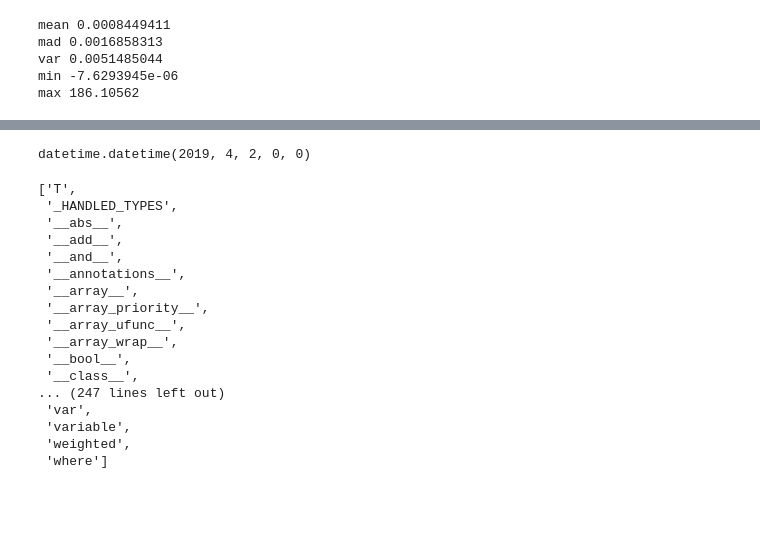
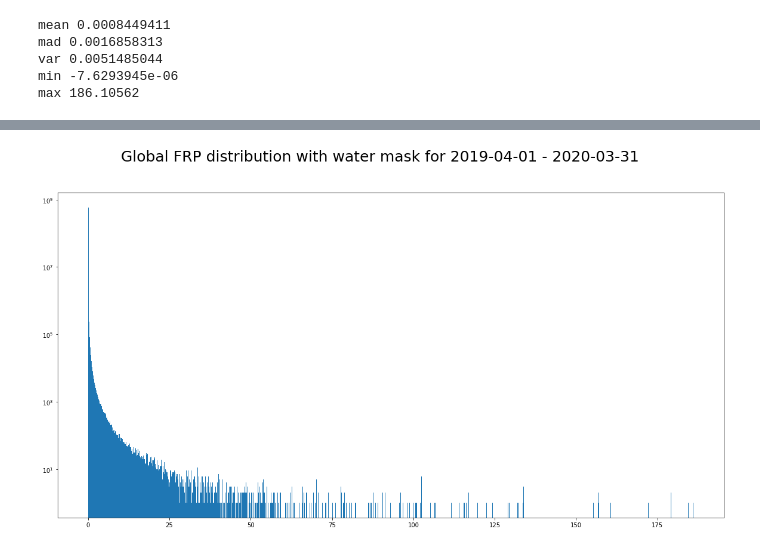
Before and after one commit to tejasvi/deepFWI, a Jupyter notebook: data/gfas_frp.ipynb, the cells around one changed output, grey strips where cells are left out. Cells and saved outputs as stored; diff of their text form; code cells hidden in the pictures; blank space fills up the shorter version.

```diff
--- a/data/gfas_frp.ipynb
+++ b/data/gfas_frp.ipynb
@@ -224,24 +187,5 @@ numpy.datetime64('2019-04-02T00:00:00.000000000')
-# %%
-datetime.datetime(2019,4,1)+ datetime.timedelta(days=1)
-# %% [output]
-datetime.datetime(2019, 4, 2, 0, 0)
-# %%
-dir(proc.frpfire.time.min())
-# %% [output]
-['T',
- '_HANDLED_TYPES',
- '__abs__',
- '__add__',
- '__and__',
- '__annotations__',
- '__array__',
- '__array_priority__',
- '__array_ufunc__',
- '__array_wrap__',
- '__bool__',
- '__class__',
-... (247 lines left out)
- 'var',
- 'variable',
- 'weighted',
- 'where']
+# %%
+plt.figure(figsize = (20,10)).suptitle('Global FRP distribution with water mask for 2019-04-01 - 2020-03-31', fontsize=25)
+plt.hist(proc.frpfire.values[np.broadcast_to(mask_resized, (366,)+mask_resized.shape)].flatten(), bins=1000, cumulative=False, log=True);
+# %% [output]
+[figure, added]
```
Also changed, not shown: parts of 29 cells of this notebook, 4 other files.
